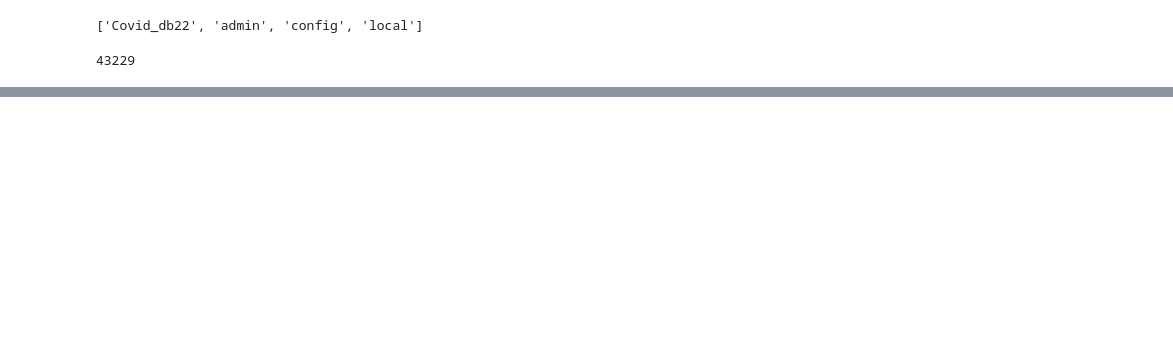
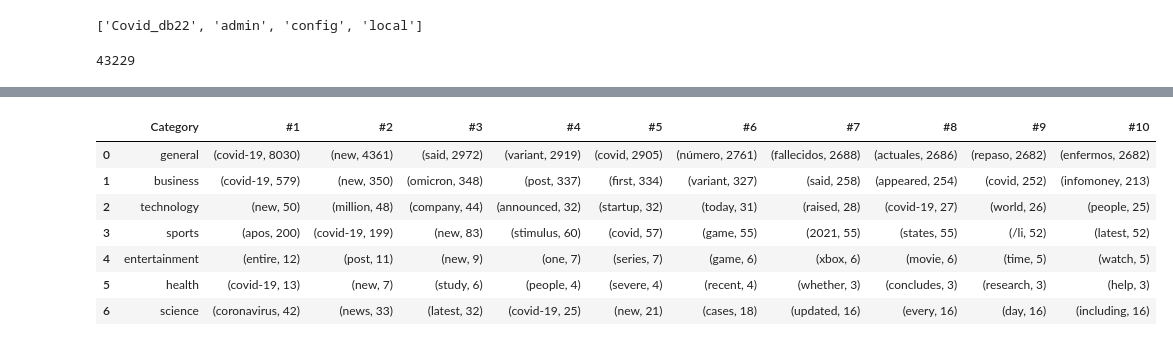
Before and after one commit to Grazeli/BDA_project, a Jupyter notebook: analysis.ipynb, the cells around one changed output, grey strips where cells are left out. Saved outputs shown, nothing was run; the diff lists cells and outputs as text; code cells hidden in the pictures; blank space fills up the shorter version.

```diff
--- a/analysis.ipynb
+++ b/analysis.ipynb
@@ -106,0 +290,29 @@ count = get_counter_from_query(test, att)
+# %%
+# Categories on description
+with open('category_dict.pkl', 'rb') as f:
+    loaded_dict = pickle.load(f)
+
+results = []
+number_most_common = 10
+att = 'description'
+
+for category in loaded_dict.keys():
+    count = get_counter_from_query({'source.id': {'$in': loaded_dict[category]}}, att)
+    tuple_words = tuple(count.most_common(number_most_common))
+
+    row = (category, ) + tuple_words
+
+    results.append(row)
+
+columns = ['Category'] + ['#' + str(x+1) for x in range(number_most_common)]
+df = pd.DataFrame(results, columns=columns)
+df
+# %% [output]
+|  | Category | #1 | #2 | #3 | #4 | #5 | #6 | #7 | #8 | #9 | #10 |
+| 0 | general | (covid-19, 8030) | (new, 4361) | (said, 2972) | (variant, 2919) | (covid, 2905) | (número, 2761) | (fallecidos, 2688) | (actuales, 2686) | (repaso, 2682) | (enfermos, 2682) |
+| 1 | business | (covid-19, 579) | (new, 350) | (omicron, 348) | (post, 337) | (first, 334) | (variant, 327) | (said, 258) | (appeared, 254) | (covid, 252) | (infomoney, 213) |
+| 2 | technology | (new, 50) | (million, 48) | (company, 44) | (announced, 32) | (startup, 32) | (today, 31) | (raised, 28) | (covid-19, 27) | (world, 26) | (people, 25) |
+| 3 | sports | (apos, 200) | (covid-19, 199) | (new, 83) | (stimulus, 60) | (covid, 57) | (game, 55) | (2021, 55) | (states, 55) | (/li, 52) | (latest, 52) |
+| 4 | entertainment | (entire, 12) | (post, 11) | (new, 9) | (one, 7) | (series, 7) | (game, 6) | (xbox, 6) | (movie, 6) | (time, 5) | (watch, 5) |
+| 5 | health | (covid-19, 13) | (new, 7) | (study, 6) | (people, 4) | (severe, 4) | (recent, 4) | (whether, 3) | (concludes, 3) | (research, 3) | (help, 3) |
+| 6 | science | (coronavirus, 42) | (news, 33) | (latest, 32) | (covid-19, 25) | (new, 21) | (cases, 18) | (updated, 16) | (every, 16) | (day, 16) | (including, 16) |
```
Also changed, not shown: parts of 28 cells of this notebook, 1 other file.
